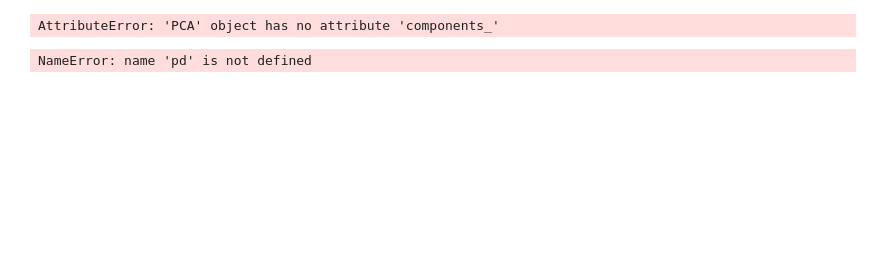
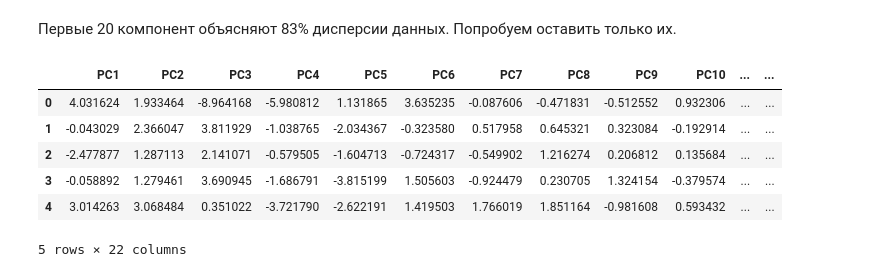
Before and after one commit to Tikhon-Radkevich/VK-Techno-Test, a Jupyter notebook: PCA_baseline.ipynb, the cells around one changed output. Cells and saved outputs as stored; diff of their text form; code cells hidden in the pictures; blank space fills up the shorter version.

```diff
--- a/PCA_baseline.ipynb
+++ b/PCA_baseline.ipynb
@@ -6,3 +10,6 @@ from sklearn.decomposition import PCA
+# %%
+data_path = "data/cleaned_data.csv"
+df = pd.read_csv(data_path)
 # %%
 features_for_pca = df.drop(columns=["rank", "query_id"])
 
@@ -28,29 +61,17 @@ AttributeError: 'PCA' object has no attribute 'explained_variance_ratio_'
-# %%
-num_components = 5
-loadings = pca.components_[:num_components]
-
-fig, axes = plt.subplots(nrows=num_components, figsize=(10, num_components * 2), dpi=100)
-
-for i, ax in enumerate(axes):
-    components_loadings = loadings[i]
-    ax.bar(range(len(components_loadings)), components_loadings)
-    ax.set_title(f"Component {i+1}")
-    ax.set_ylabel("Loading Value")
-
-plt.tight_layout()
-plt.show()
-# %% [output]
-AttributeError: 'PCA' object has no attribute 'components_'
+# %% [markdown]
+Первые 20 компонент объясняют 83% дисперсии данных. Попробуем оставить только их.
 # %%
-# Количество компонент, которое ты решил использовать
 n_components = 20
-
-# Создание нового DataFrame с первыми n_components главными компонентами
 new_features = pd.DataFrame(features_pca[:, :n_components], columns=[f"PC{i+1}" for i in range(n_components)])
-
-# Проверка первых нескольких строк нового DataFrame
+new_features[["rank", "query_id"]] = df[["rank", "query_id"]]
 new_features.head()
 # %% [output]
+|  | PC1 | PC2 | PC3 | PC4 | PC5 | PC6 | PC7 | PC8 | PC9 | PC10 | ... | ... |
+| 0 | 4.031624 | 1.933464 | -8.964168 | -5.980812 | 1.131865 | 3.635235 | -0.087606 | -0.471831 | -0.512552 | 0.932306 | ... | ... |
+| 1 | -0.043029 | 2.366047 | 3.811929 | -1.038765 | -2.034367 | -0.323580 | 0.517958 | 0.645321 | 0.323084 | -0.192914 | ... | ... |
+| 2 | -2.477877 | 1.287113 | 2.141071 | -0.579505 | -1.604713 | -0.724317 | -0.549902 | 1.216274 | 0.206812 | 0.135684 | ... | ... |
+| 3 | -0.058892 | 1.279461 | 3.690945 | -1.686791 | -3.815199 | 1.505603 | -0.924479 | 0.230705 | 1.324154 | -0.379574 | ... | ... |
+| 4 | 3.014263 | 3.068484 | 0.351022 | -3.721790 | -2.622191 | 1.419503 | 1.766019 | 1.851164 | -0.981608 | 0.593432 | ... | ... |
-NameError: name 'pd' is not defined
+5 rows × 22 columns
 # %%
 new_features.describe()
```
Also changed, not shown: parts of 9 cells of this notebook.
